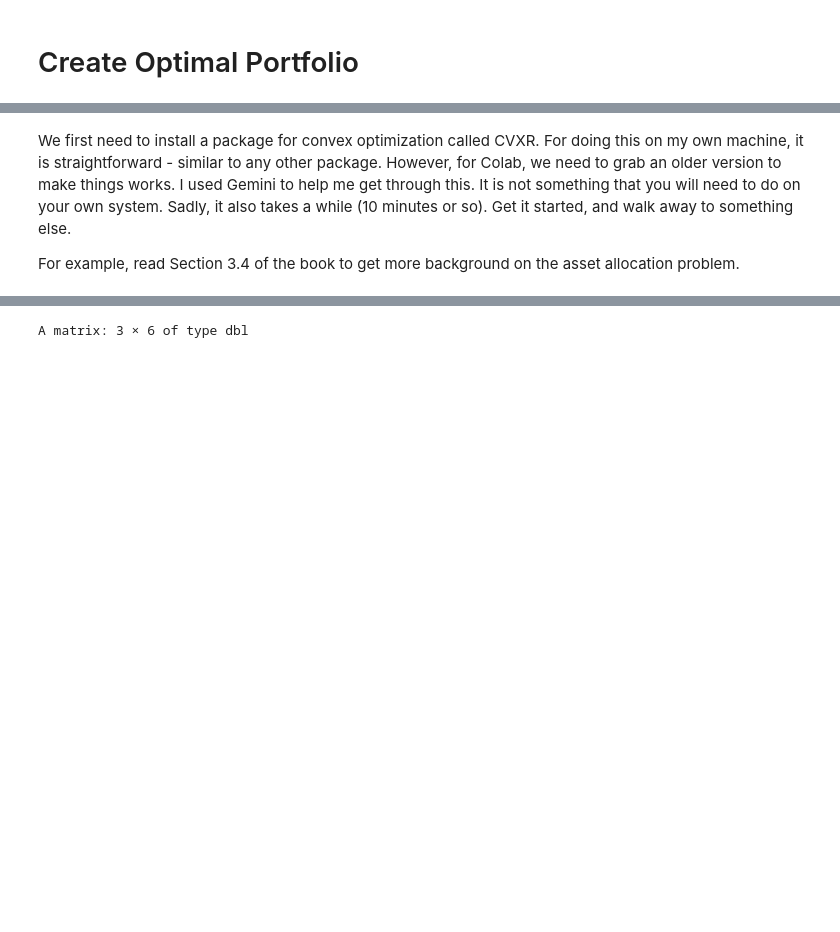
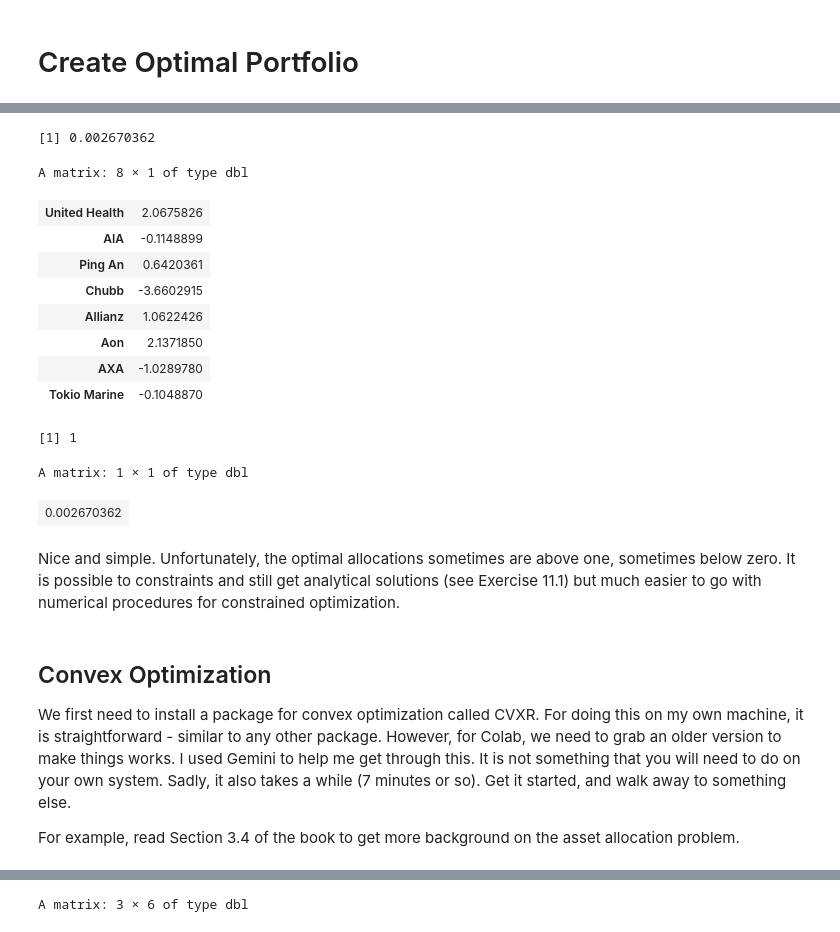
Before and after one commit to OpenActTextDev/ConstructPortfolio, a Jupyter notebook: Notebooks/InvestmentPortfolios.ipynb, the cells around one changed output, grey strips where cells are left out. Saved outputs shown, nothing was run; the diff lists cells and outputs as text; code cells hidden in the pictures; blank space fills up the shorter version.

```diff
--- a/Notebooks/InvestmentPortfolios.ipynb
+++ b/Notebooks/InvestmentPortfolios.ipynb
@@ -169,5 +252,37 @@ Here is some output that we can get from "Hmisc." This example also illustrates
+# %%
+Req0 = 0.5 * sum(mu)
+Req0
+A1 = t(mu) %*% solve(Sigma) %*% mu
+ones.vec = rep(1, 8)
+A2 = t(ones.vec) %*% solve(Sigma) %*% mu
+A3 = t(ones.vec) %*% solve(Sigma) %*% ones.vec
+LME1 = as.numeric((Req0 * A3 - A2) /  (A1 * A3 - A2 * A2 ) )
+LME2 = as.numeric( (Req0 * A2 - A1) / (A2 * A2 - A1 * A3 ) )
+chat = LME1 * solve(Sigma) %*% mu + LME2 * solve(Sigma) %*% ones.vec
+chat
+#  A couple of checks
+sum(chat)
+t(chat) %*% mu
+# %% [output]
+[1] 0.002670362
+A matrix: 8 × 1 of type dbl
+| United Health | 2.0675826 |
+| AIA | -0.1148899 |
+| Ping An | 0.6420361 |
+| Chubb | -3.6602915 |
+| Allianz | 1.0622426 |
+| Aon | 2.1371850 |
+| AXA | -1.0289780 |
+| Tokio Marine | -0.1048870 |
+[1] 1
+A matrix: 1 × 1 of type dbl
+| 0.002670362 |
+# %% [markdown]
+Nice and simple. Unfortunately, the optimal allocations sometimes are above one, sometimes below zero. It is possible to constraints and still get analytical solutions (see Exercise 11.1) but much easier to go with numerical procedures for constrained optimization.
 # %% [markdown]
-We first need to install a package for convex optimization called CVXR. For doing this on my own machine, it is straightforward - similar to any other package. However, for Colab, we need to grab an older version to make things works. I used Gemini to help me get through this. It is not something that you will need to do on your own system. Sadly, it also takes a while (10 minutes or so). Get it started, and walk away to something else.
+## Convex Optimization
+
+We first need to install a package for convex optimization called CVXR. For doing this on my own machine, it is straightforward - similar to any other package. However, for Colab, we need to grab an older version to make things works. I used Gemini to help me get through this. It is not something that you will need to do on your own system. Sadly, it also takes a while (7 minutes or so). Get it started, and walk away to something else.
 
 For example, read Section 3.4 of the book to get more background on the asset allocation problem.
 # %%
```
Also changed, not shown: parts of 20 cells of this notebook.
